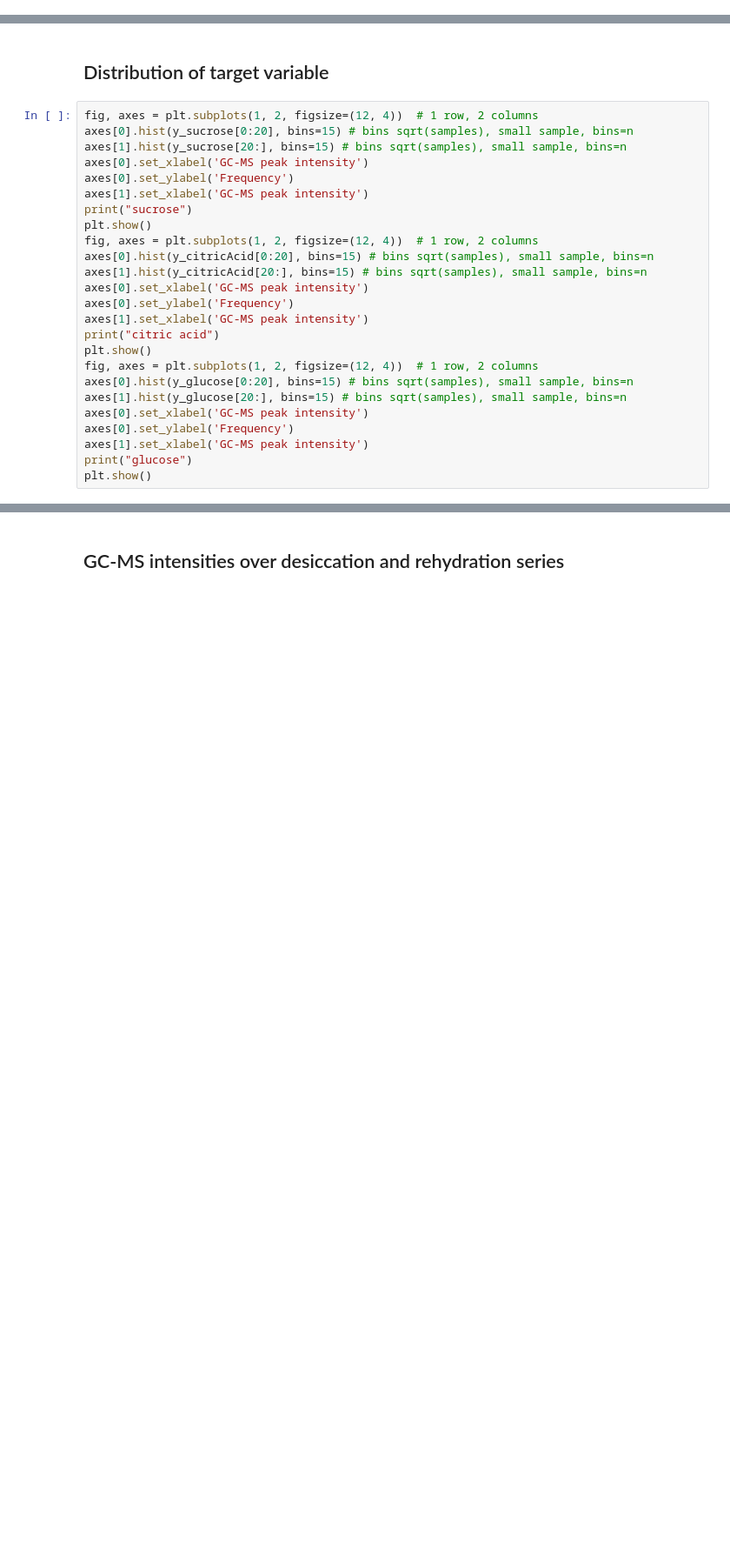
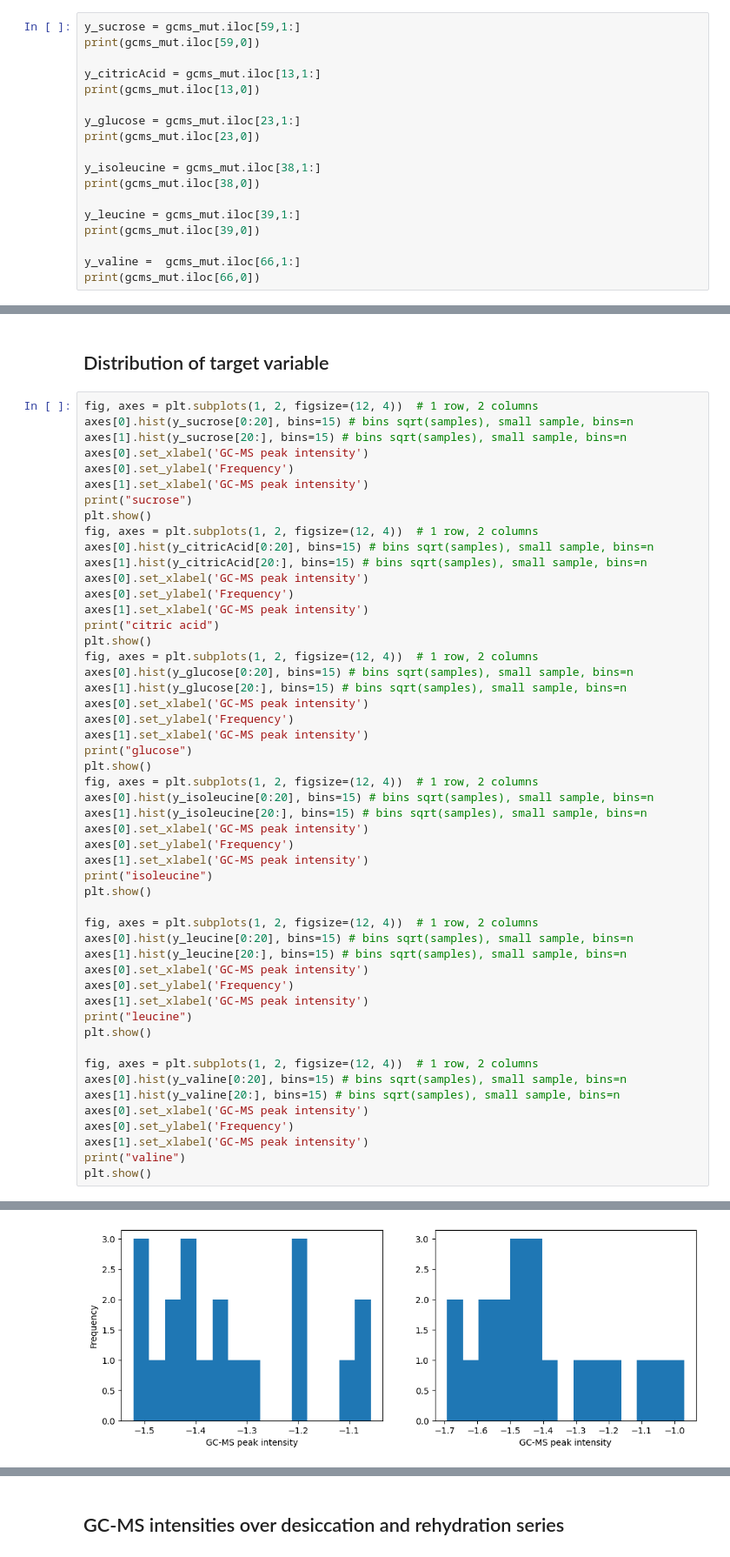
Before and after one commit to Yawkward/x.elegans, a Jupyter notebook: xelegans_lasso.ipynb, the cells around one changed output, grey strips where cells are left out. Shown: that part at 87% size. Cells and saved outputs as stored; diff of their text form; blank space fills up the shorter version.

```diff
--- a/xelegans_lasso.ipynb
+++ b/xelegans_lasso.ipynb
@@ -161,0 +158,18 @@ y_glucose = gcms_mut.iloc[23,1:]
+# %%
+y_sucrose = gcms_mut.iloc[59,1:]
+print(gcms_mut.iloc[59,0])
+
+y_citricAcid = gcms_mut.iloc[13,1:]
+print(gcms_mut.iloc[13,0])
+
+y_glucose = gcms_mut.iloc[23,1:]
+print(gcms_mut.iloc[23,0])
+
+y_isoleucine = gcms_mut.iloc[38,1:]
+print(gcms_mut.iloc[38,0])
+
+y_leucine = gcms_mut.iloc[39,1:]
+print(gcms_mut.iloc[39,0])
+
+y_valine =  gcms_mut.iloc[66,1:]
+print(gcms_mut.iloc[66,0])
@@ -188,6 +209,32 @@ axes[0].set_ylabel('Frequency')
 axes[1].set_xlabel('GC-MS peak intensity')
 print("glucose")
 plt.show()
+fig, axes = plt.subplots(1, 2, figsize=(12, 4))  # 1 row, 2 columns
+axes[0].hist(y_isoleucine[0:20], bins=15) # bins sqrt(samples), small sample, bins=n
+axes[1].hist(y_isoleucine[20:], bins=15) # bins sqrt(samples), small sample, bins=n
+axes[0].set_xlabel('GC-MS peak intensity')
+axes[0].set_ylabel('Frequency')
+axes[1].set_xlabel('GC-MS peak intensity')
+print("isoleucine")
+plt.show()
+
+fig, axes = plt.subplots(1, 2, figsize=(12, 4))  # 1 row, 2 columns
+axes[0].hist(y_leucine[0:20], bins=15) # bins sqrt(samples), small sample, bins=n
+axes[1].hist(y_leucine[20:], bins=15) # bins sqrt(samples), small sample, bins=n
+axes[0].set_xlabel('GC-MS peak intensity')
+axes[0].set_ylabel('Frequency')
+axes[1].set_xlabel('GC-MS peak intensity')
+print("leucine")
+plt.show()
+
+fig, axes = plt.subplots(1, 2, figsize=(12, 4))  # 1 row, 2 columns
+axes[0].hist(y_valine[0:20], bins=15) # bins sqrt(samples), small sample, bins=n
+axes[1].hist(y_valine[20:], bins=15) # bins sqrt(samples), small sample, bins=n
+axes[0].set_xlabel('GC-MS peak intensity')
+axes[0].set_ylabel('Frequency')
+axes[1].set_xlabel('GC-MS peak intensity')
+print("valine")
+plt.show()
 # %% [output]
 sucrose
 [figure]
@@ -197,0 +246 @@ glucose
+[figure, added]
```
Also changed, not shown: parts of 4 cells of this notebook.
